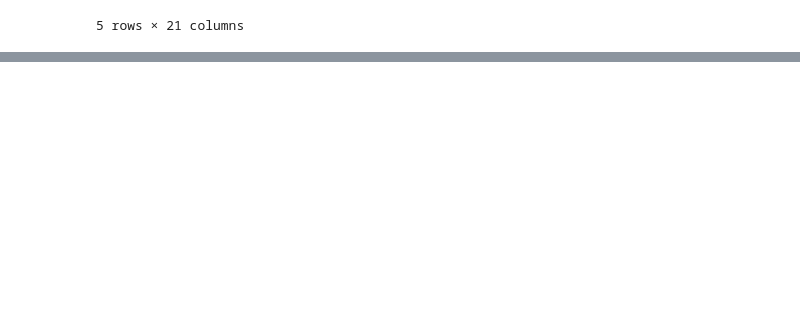
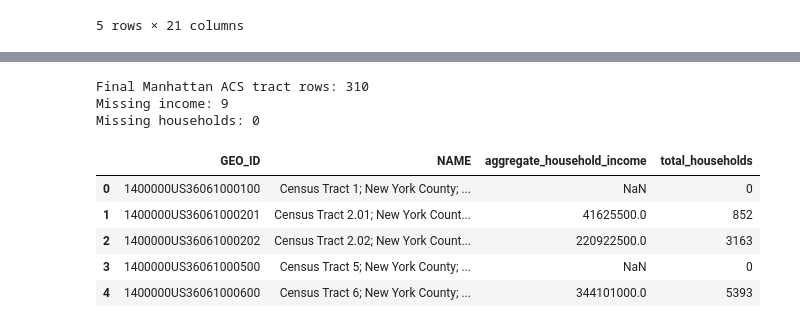
Before and after one commit to aashnijoshi/manhattan-housing-affordability, a Jupyter notebook: notebooks/01_analysis.ipynb, the cells around one changed output, grey strips where cells are left out. Saved outputs shown, nothing was run; the diff lists cells and outputs as text; code cells hidden in the pictures; blank space fills up the shorter version.

```diff
--- a/notebooks/01_analysis.ipynb
+++ b/notebooks/01_analysis.ipynb
@@ -104,0 +184,16 @@ income.head()
+# %%
+print("Final Manhattan ACS tract rows:", len(acs))
+print("Missing income:", acs["aggregate_household_income"].isna().sum())
+print("Missing households:", acs["total_households"].isna().sum())
+
+acs.head()
+# %% [output]
+Final Manhattan ACS tract rows: 310
+Missing income: 9
+Missing households: 0
+|  | GEO_ID | NAME | aggregate_household_income | total_households |
+| 0 | 1400000US36061000100 | Census Tract 1; New York County; ... | NaN | 0 |
+| 1 | 1400000US36061000201 | Census Tract 2.01; New York Count... | 41625500.0 | 852 |
+| 2 | 1400000US36061000202 | Census Tract 2.02; New York Count... | 220922500.0 | 3163 |
+| 3 | 1400000US36061000500 | Census Tract 5; New York County; ... | NaN | 0 |
+| 4 | 1400000US36061000600 | Census Tract 6; New York County; ... | 344101000.0 | 5393 |
```
Also changed, not shown: parts of 12 cells of this notebook, 1 other file.
